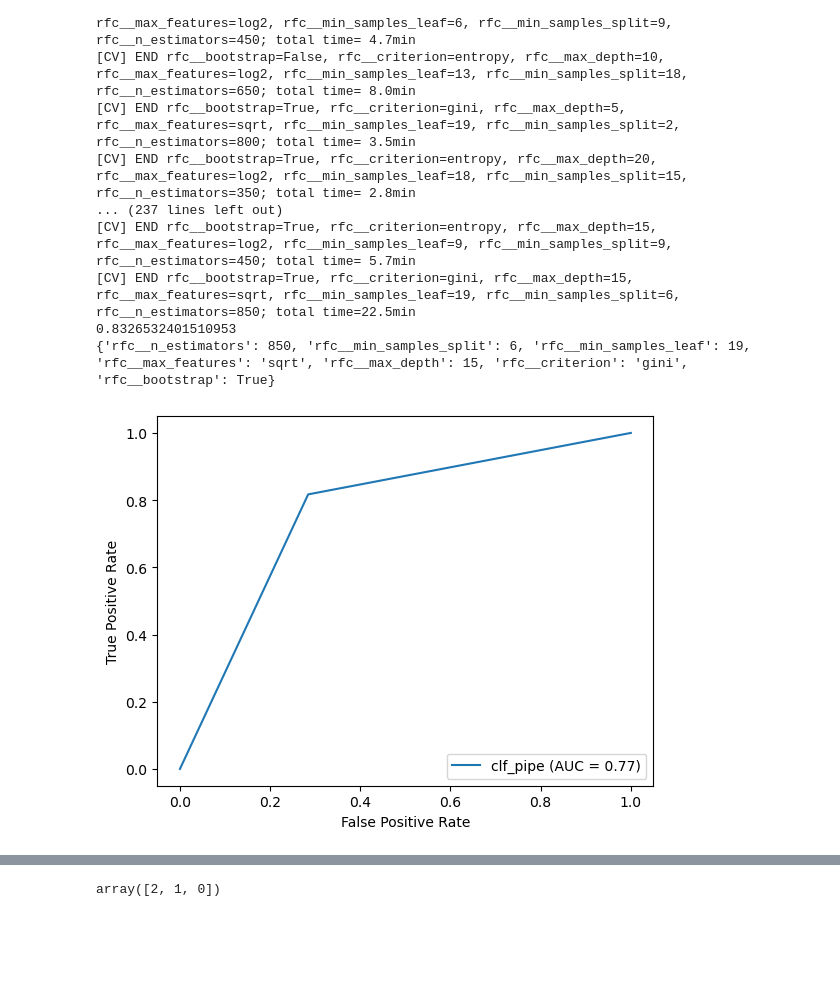
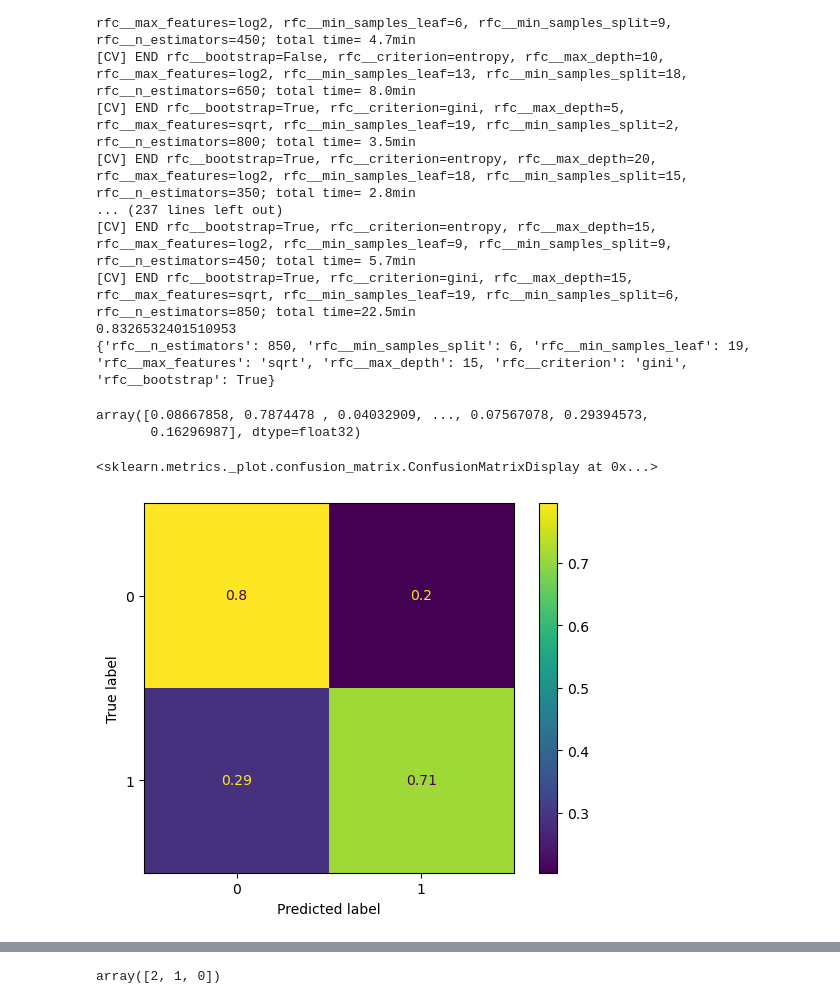
Before and after one commit to rlodetti/classification_project, a Jupyter notebook: 03 - Modeling & Evaluation-Copy1.ipynb, the cells around one changed output, grey strips where cells are left out. Saved outputs shown, nothing was run; the diff lists cells and outputs as text; code cells hidden in the pictures; blank space fills up the shorter version.

```diff
--- a/03 - Modeling & Evaluation-Copy1.ipynb
+++ b/03 - Modeling & Evaluation-Copy1.ipynb
@@ -254,11 +254,16 @@ clf_pipe = Pipeline(steps=[('ct', col_transformer),
 clf_pipe.fit(X_train, y_train)
 
 y_preds = clf_pipe.predict(X_test)
-# %%
-fpr, tpr, thresholds = roc_curve(y_test, y_preds)
-roc_auc = auc(fpr, tpr)
-display = RocCurveDisplay(fpr=fpr, tpr=tpr, roc_auc=roc_auc,estimator_name='clf_pipe')
-display.plot()
-plt.show();
-# %% [output]
-[figure, removed]
+# %%
+probabilities = clf_pipe.predict_proba(X_test)[:, 1]
+probabilities
+# %% [output]
+array([0.08667858, 0.7874478 , 0.04032909, ..., 0.07567078, 0.29394573,
+       0.16296987], dtype=float32)
+# %%
+new_threshold = 0.6
+predicted_labels = (probabilities > new_threshold).astype(int)
+ConfusionMatrixDisplay.from_predictions(y_test, predicted_labels, normalize='true');
+# %% [output]
+<sklearn.metrics._plot.confusion_matrix.ConfusionMatrixDisplay at 0x...>
+[figure, added]
```
Also changed, not shown: parts of 4 cells of this notebook, 1 other file.
